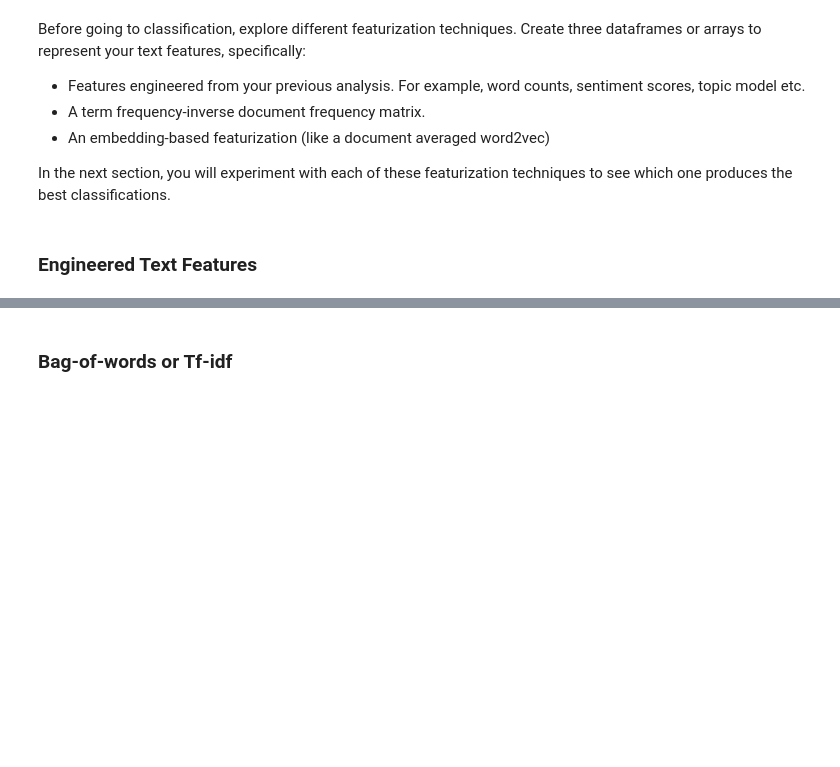
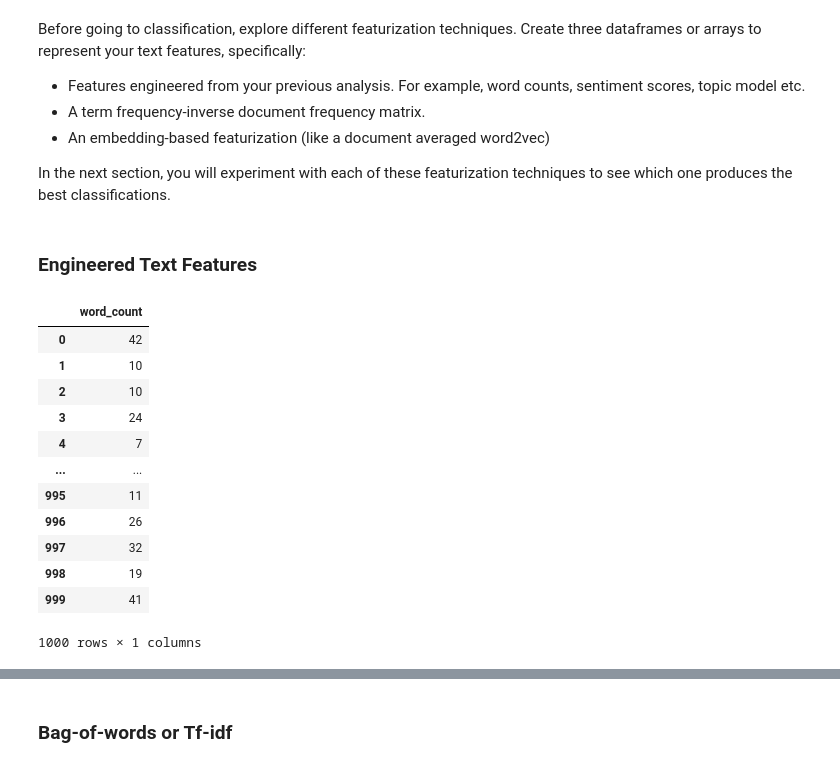
Before and after one commit to paulbsalamanca/CSS-Project-5-Team-6-Spring-2021, a Jupyter notebook: Project 5 Student.ipynb, the cells around one changed output, grey strips where cells are left out. Saved outputs shown, nothing was run; the diff lists cells and outputs as text; code cells hidden in the pictures; blank space fills up the shorter version.

```diff
--- a/Project 5 Student.ipynb
+++ b/Project 5 Student.ipynb
@@ -345,0 +413,18 @@ In the next section, you will experiment with each of these featurization techni
+# %%
+# Engineered Features
+word_count = pd.DataFrame([len(str(x).split()) for x in congress_tweets['tokens']], columns = ['word_count'])
+word_count
+# %% [output]
+|  | word_count |
+| 0 | 42 |
+| 1 | 10 |
+| 2 | 10 |
+| 3 | 24 |
+| 4 | 7 |
+| ... | ... |
+| 995 | 11 |
+| 996 | 26 |
+| 997 | 32 |
+| 998 | 19 |
+| 999 | 41 |
+1000 rows × 1 columns
```
Also changed, not shown: parts of 26 cells of this notebook.
